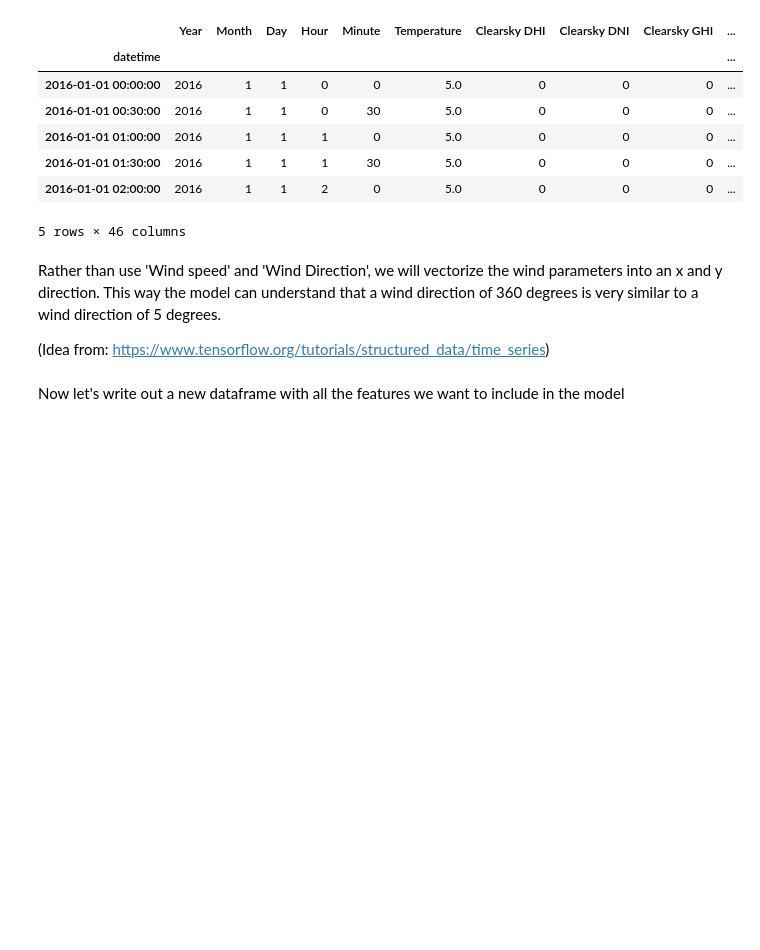
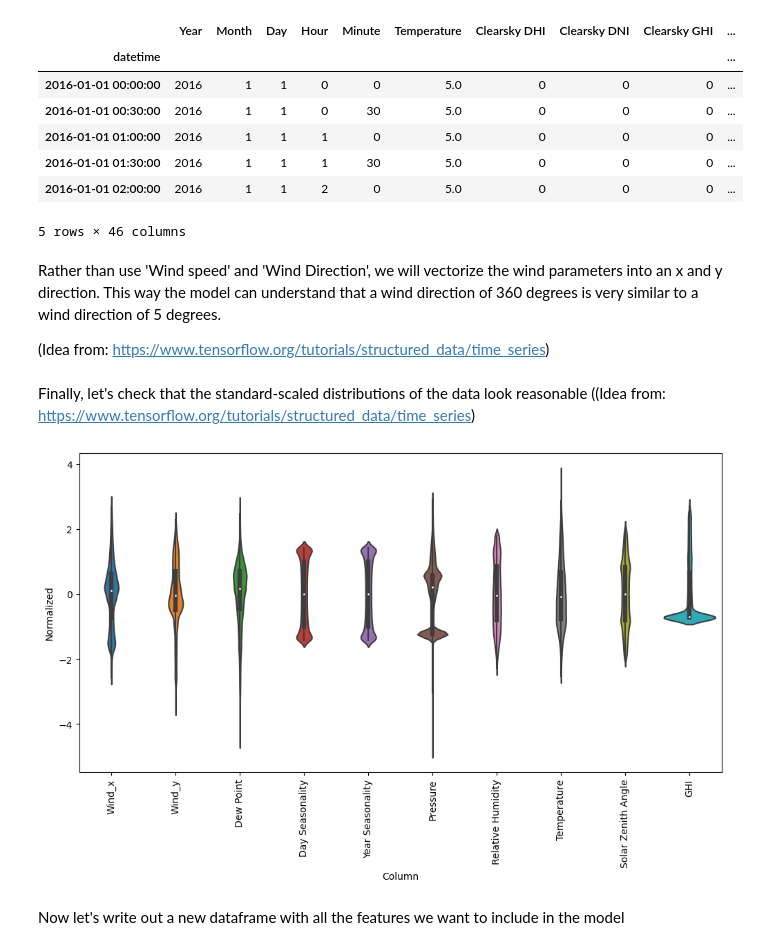
Before and after one commit to martijndevries/solar-intensity-forecast, a Jupyter notebook: code/EDA.ipynb, the cells around one changed output. Drawn from its saved outputs; the diff is of its cells as text; code cells hidden in the pictures; blank space fills up the shorter version.

```diff
--- a/code/EDA.ipynb
+++ b/code/EDA.ipynb
@@ -286,6 +286,22 @@ def decompose_xy(speed, angle):
     return fx, fy
 # %%
 df['Wind_x'], df['Wind_y'] = decompose_xy(df['Wind Speed'], df['Wind Direction'])
+# %% [markdown]
+Finally, let's check that the standard-scaled distributions of the data look reasonable ((Idea from: https://www.tensorflow.org/tutorials/structured_data/time_series)
+# %%
+numerical_features = ['Wind_x', 'Wind_y', 'Dew Point','Day Seasonality', 'Year Seasonality', 'Pressure', 'Relative Humidity', 'Temperature', 'Solar Zenith Angle', 'GHI']
+df_scale = df[numerical_features]
+
+df_mean = df_scale.mean()
+df_std = df_scale.std()
+# %%
+df_plot = (df[numerical_features] - df_mean)/df_std
+df_plot = df_plot.melt(var_name='Column', value_name='Normalized')
+plt.figure(figsize=(12, 6))
+ax = sns.violinplot(x='Column', y='Normalized', data=df_plot)
+_ = ax.set_xticklabels(df[numerical_features].keys(), rotation=90)
+# %% [output]
+[figure, added]
 # %% [markdown]
 Now let's write out a new dataframe with all the features we want to include in the model
 # %%
```
Also changed, not shown: 1 other file.
